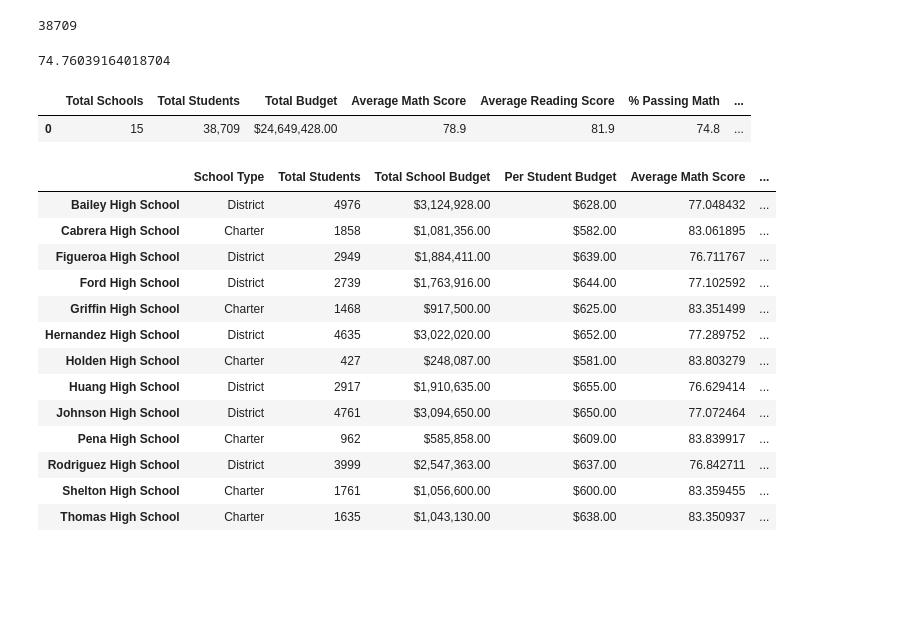
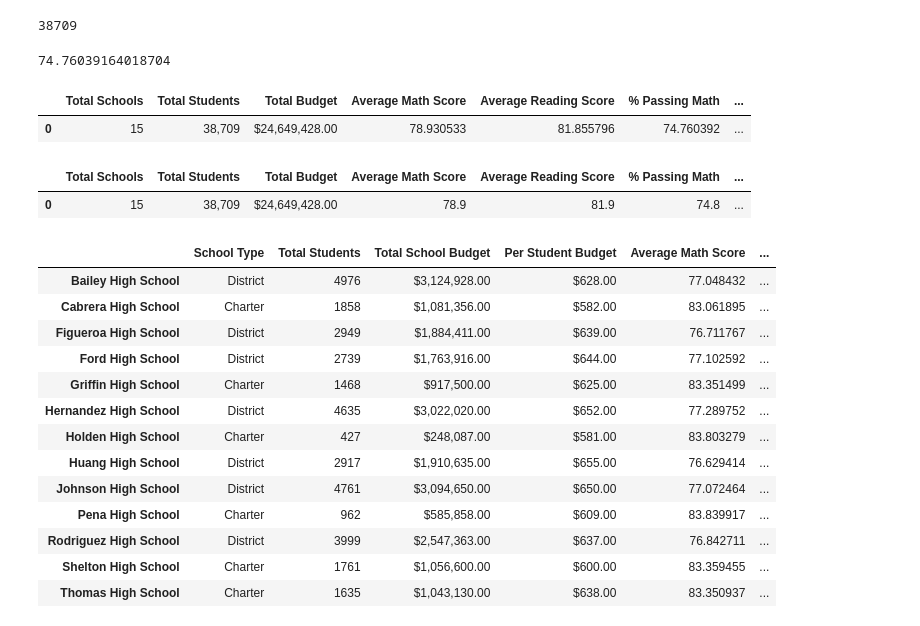
Before and after one commit to AmyLuc/School_District_Analysis, a Jupyter notebook: PyCitySchools_Challenge.ipynb, the cells around one changed output. Saved outputs shown, nothing was run; the diff lists cells and outputs as text; code cells hidden in the pictures; blank space fills up the shorter version.

```diff
--- a/PyCitySchools_Challenge.ipynb
+++ b/PyCitySchools_Challenge.ipynb
@@ -180,6 +180,12 @@ district_summary_df["Total Students"] = district_summary_df["Total Students"].ma
 district_summary_df["Total Budget"] = district_summary_df["Total Budget"].map("${:,.2f}".format)
 
 #district_summary_df["Total Budget"]
+# %%
+#Unformatted district summary for more accurate analysis
+district_summary_df
+# %% [output]
+|  | Total Schools | Total Students | Total Budget | Average Math Score | Average Reading Score | % Passing Math | ... |
+| 0 | 15 | 38,709 | $24,649,428.00 | 78.930533 | 81.855796 | 74.760392 | ... |
 # %%
 # Format the columns.
 district_summary_df["Average Math Score"] = district_summary_df["Average Math Score"].map("{:.1f}".format)
```
Also changed, not shown: 1 other file.
